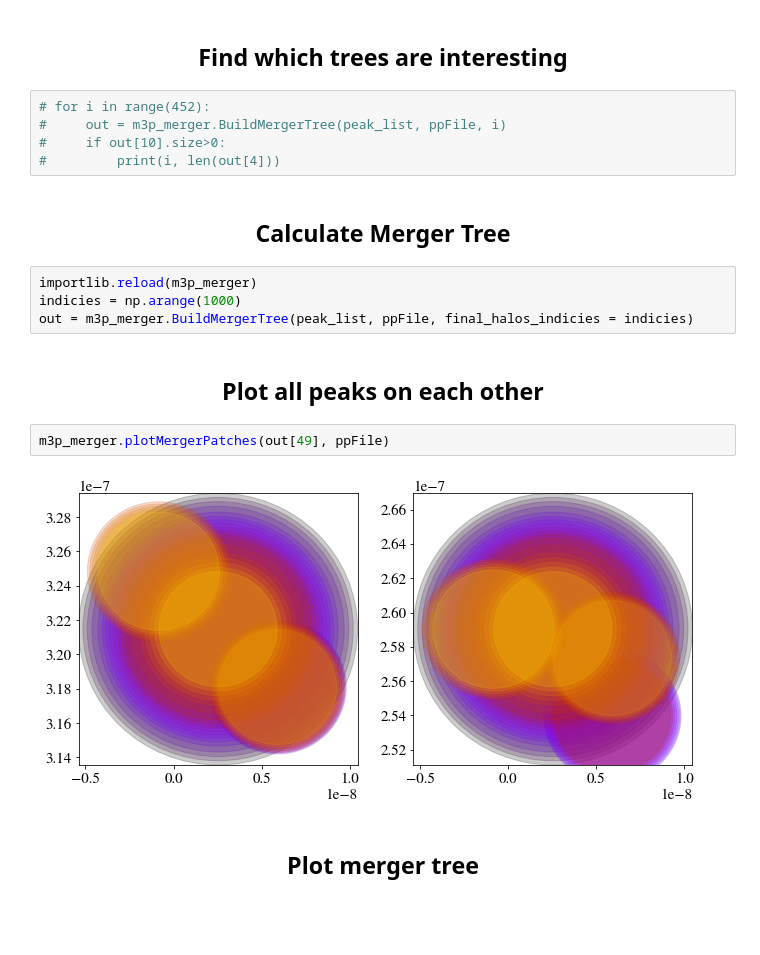
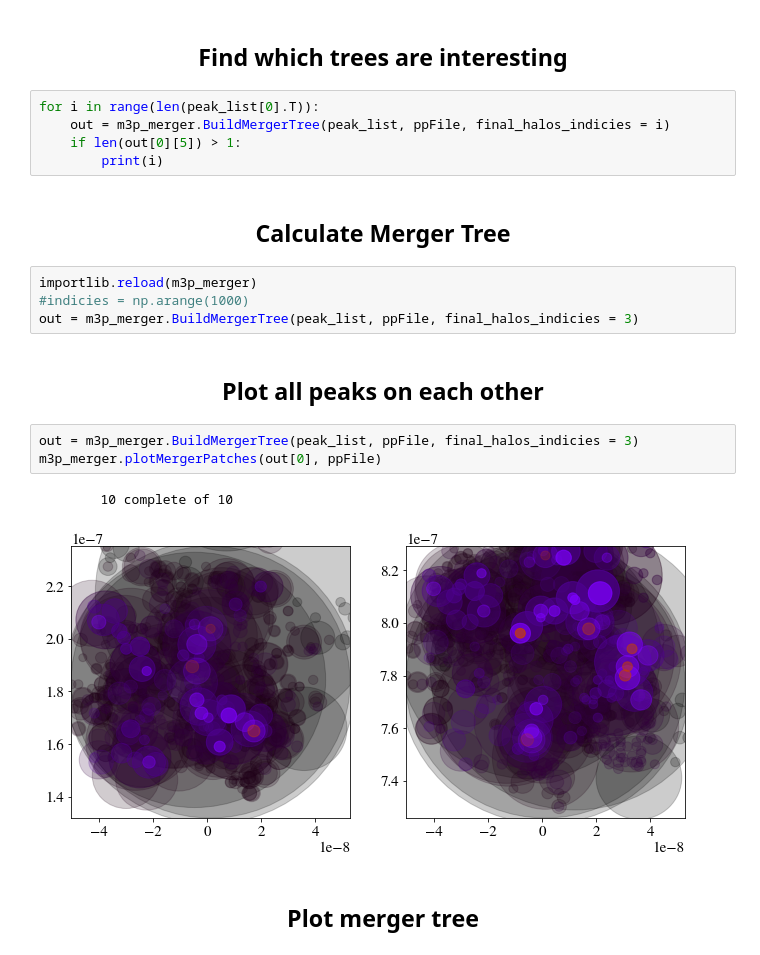
Before and after one commit to David-Ellis/m3p_merger, a Jupyter notebook: MergerTree.ipynb, the cells around one changed output. Cells and saved outputs as stored; diff of their text form; blank space fills up the shorter version.

```diff
--- a/MergerTree.ipynb
+++ b/MergerTree.ipynb
@@ -23,22 +48,24 @@ peak_list, boxsize = m3p_merger.MakePeakList(ppFile)
 # %% [markdown]
 <h2><center>Find which trees are interesting</center></h2>
 # %%
-# for i in range(452):
-#     out = m3p_merger.BuildMergerTree(peak_list, ppFile, i)
-#     if out[10].size>0:
-#         print(i, len(out[4]))
+for i in range(len(peak_list[0].T)):
+    out = m3p_merger.BuildMergerTree(peak_list, ppFile, final_halos_indicies = i)
+    if len(out[0][5]) > 1:
+        print(i)
 # %% [markdown]
 <h2><center>Calculate Merger Tree</center></h2>
 # %%
 importlib.reload(m3p_merger)
-indicies = np.arange(1000)
-out = m3p_merger.BuildMergerTree(peak_list, ppFile, final_halos_indicies = indicies)
+#indicies = np.arange(1000)
+out = m3p_merger.BuildMergerTree(peak_list, ppFile, final_halos_indicies = 3)
 # %% [markdown]
 <h2><center>Plot all peaks on each other</center></h2>
-# %%
-m3p_merger.plotMergerPatches(out[49], ppFile)
-# %% [output]
-[figure, removed]
+# %%
+out = m3p_merger.BuildMergerTree(peak_list, ppFile, final_halos_indicies = 3)
+m3p_merger.plotMergerPatches(out[0], ppFile)
+# %% [output]
+        10 complete of 10
+[figure, added]
 # %% [markdown]
 <h2><center>Plot merger tree</center></h2>
 # %%
```
Also changed, not shown: parts of 11 cells of this notebook, 1 other file.
